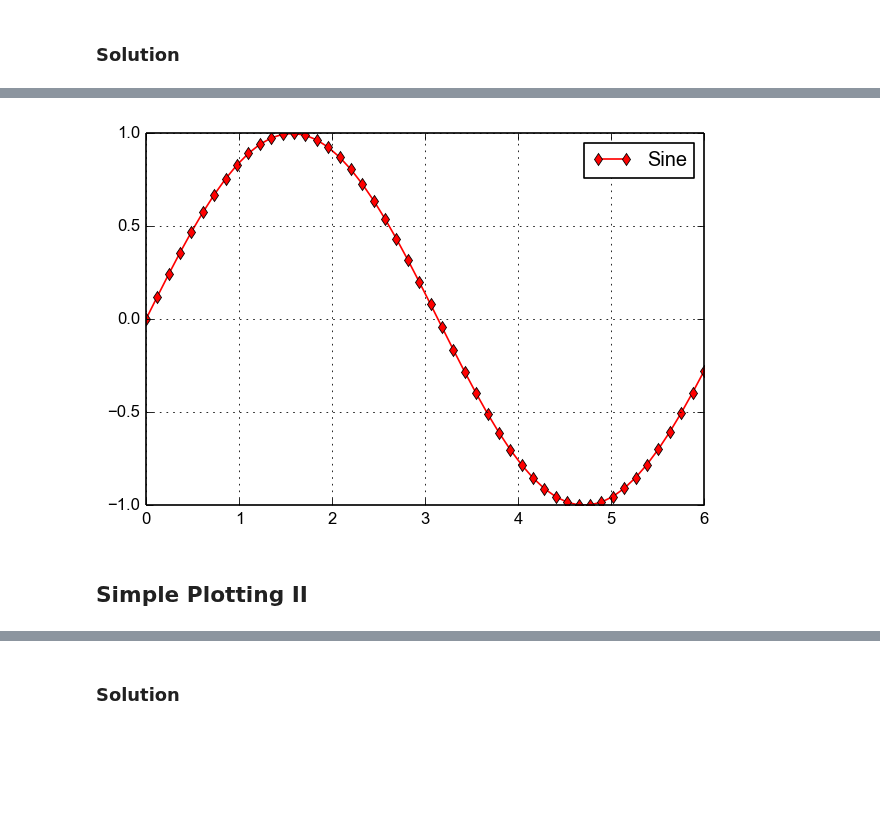
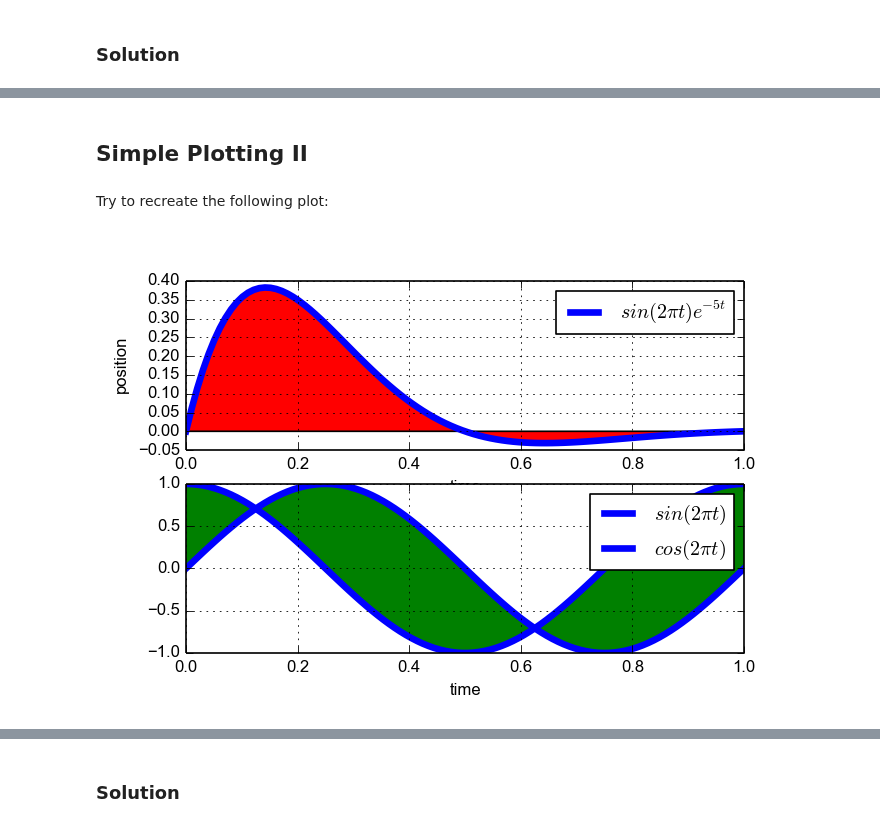
Before and after one commit to MPIDS/Python-Course, a Jupyter notebook: 03-numpy-scipy/exercises/exercises.ipynb, the cells around one changed output, grey strips where cells are left out. Cells and saved outputs as stored; diff of their text form; code cells hidden in the pictures; blank space fills up the shorter version.

```diff
--- a/03-numpy-scipy/exercises/exercises.ipynb
+++ b/03-numpy-scipy/exercises/exercises.ipynb
@@ -258,10 +91,9 @@ plt.plot(x, y, 'r', markersize=5, marker='d')
-# %%
-plt.plot(x, y, 'r', markersize=5, marker='d',
-         label="Sine")
-plt.legend(loc='best')
-plt.grid()
-# %% [output]
-[figure, removed]
 # %% [markdown]
 ## Simple Plotting II
+# %% [markdown]
+Try to recreate the following plot:
+# %%
+Image("pics/simple_plotting_2.png")
+# %% [output]
+[figure, added]
 # %% [markdown]
```
Also changed, not shown: parts of 26 cells of this notebook, 25 other files.
